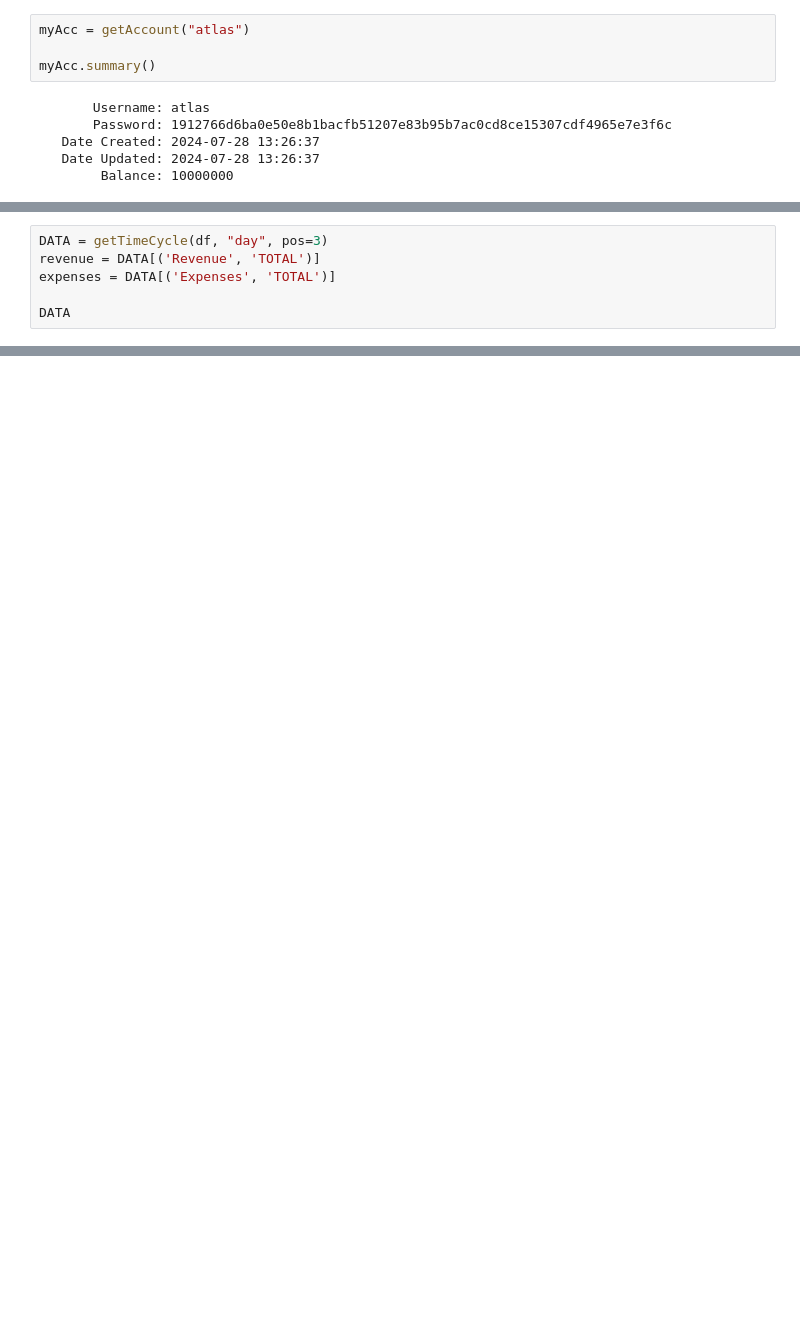
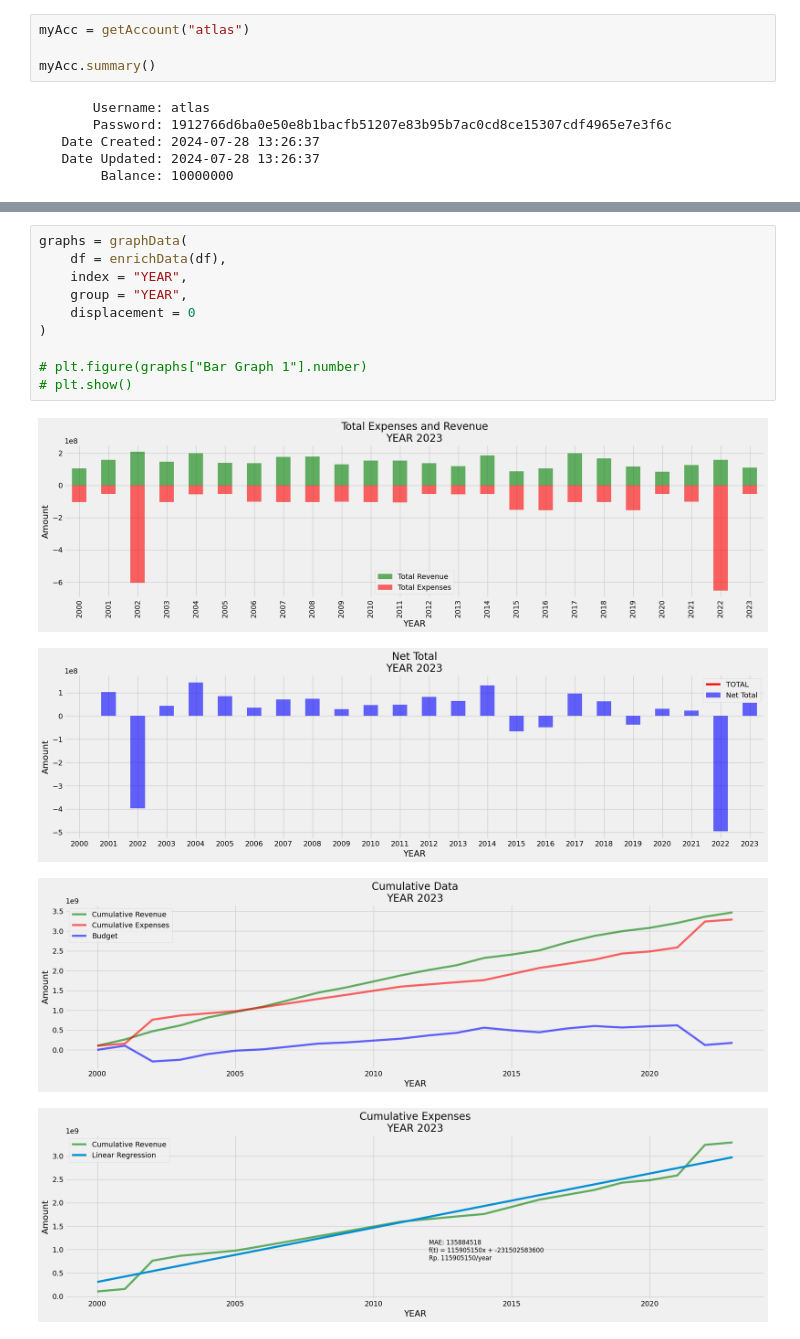
Before and after one commit to AtlasCJr/pfm, a Jupyter notebook: myAnalysis.ipynb, the cells around one changed output, grey strips where cells are left out. Cells and saved outputs as stored; diff of their text form; blank space fills up the shorter version.

```diff
--- a/myAnalysis.ipynb
+++ b/myAnalysis.ipynb
@@ -37,6 +20,0 @@ df[df['CREATED_AT'] > '2023-12-01'].sort_values(by='CREATED_AT')
-# %%
-DATA = getTimeCycle(df, "day", pos=3)
-revenue = DATA[('Revenue', 'TOTAL')]
-expenses = DATA[('Expenses', 'TOTAL')]
-
-DATA
@@ -77,0 +217,15 @@ plt.show()
+# %%
+graphs = graphData(
+    df = enrichData(df),
+    index = "YEAR",
+    group = "YEAR",
+    displacement = 0
+)
+
+# plt.figure(graphs["Bar Graph 1"].number)
+# plt.show()
+# %% [output]
+[figure, added]
+[figure, added]
+[figure, added]
+[figure, added]
```
Also changed, not shown: parts of 10 cells of this notebook, 4 other files.
